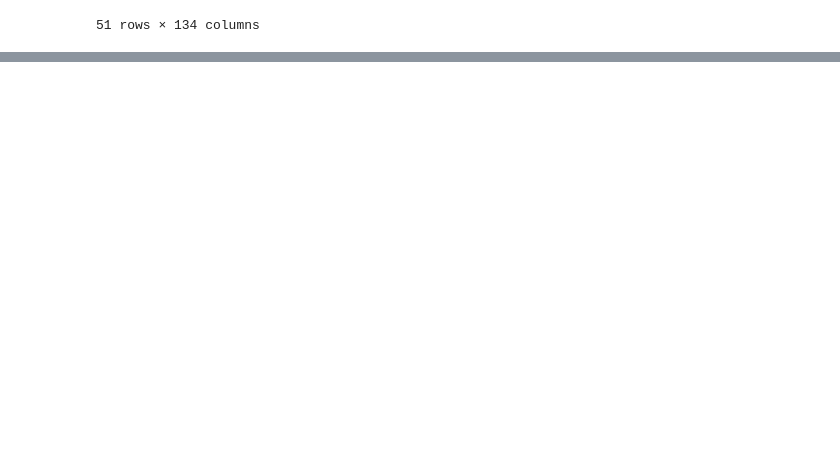
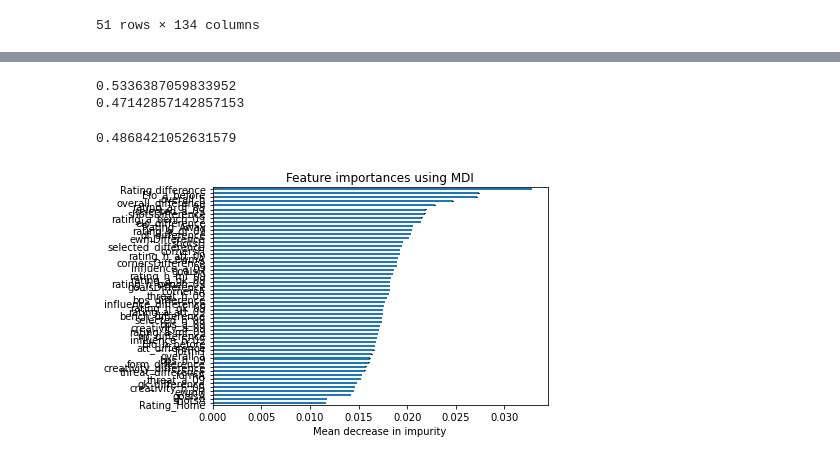
Before and after one commit to Giuliano99/Masterarbeit, a Jupyter notebook: Player Stats.ipynb, the cells around one changed output, grey strips where cells are left out. Saved outputs shown, nothing was run; the diff lists cells and outputs as text; code cells hidden in the pictures; blank space fills up the shorter version.

Commit message:
implemented benchmarks

```diff
--- a/Player Stats.ipynb
+++ b/Player Stats.ipynb
@@ -343,0 +491,3 @@ PL20_21_lineups_p
+# %%
+#split Data in training and test set
+X_train, X_test, y_train, y_test = train_test_split(X, y, test_size=0.2, random_state=42)
@@ -343,0 +505,4 @@ PL20_21_lineups_p
+# %%
+rf_model = RandomForestClassifier()
+# %%
+rf_model.fit(X_train, y_train)
@@ -343,0 +737,62 @@ PL20_21_lineups_p
+# %%
+score = []
+score2 = []
+i = 500
+for i in range(1, i):
+    rf_model = RandomForestClassifier()
+    rf_model.fit(X_train, y_train)
+    xgb_model = xgb.XGBClassifier(seed=82)
+    xgb_model.fit(X_train, y_train)
+    score2.append(xgb_model.score(X_test, y_test))
+    score.append(rf_model.score(X_test, y_test))
+print(np.mean(score))
+print(np.mean(score2))
+# %% [output]
+0.5336387059833952
+0.47142857142857153
+# %%
+#prepare Data for ML Algos
+#add column for H A X
+#player_ratings_09_tmp = player_ratings_09.iloc[30:]
+player_ratings_09_tmp = player_ratings_09
+conditions = [
+    (player_ratings_09_tmp['FTR_09'] == 'H'),
+    (player_ratings_09_tmp['FTR_09'] == 'A'),
+    (player_ratings_09_tmp['FTR_09'] == 'D')]
+choices = [0, 1, 2]
+player_ratings_09_tmp['identifier'] = np.select(conditions, choices)
+#PL20_21_features.drop(PL20_21_features[ PL20_21_features.Wk < 6].index, inplace=True)
+y = player_ratings_09_tmp['identifier'].to_numpy()
+feature_names = ['rating_h_gk_09', 'Rating difference', 'Rating_Home', 'Rating_Away', 'ewmH', 'ewmA', 'ewmDifference', 'Elo_h_before','Elo_a_before', 'elo_difference', 'goalsH', 'goalsA', 'goalsDifference', 'shotsH', 'shotsA','shotsDifference', 'cornersH', 'cornersA', 'cornersDifference', 'formH', 'formA', 'form_difference', 'rating_a_gk_09', 'rating_h_df_09', 'rating_a_df_09', 'rating_h_mf_09', 'rating_a_mf_09', 'rating_h_att_09', 'rating_a_att_09', 'rating_h_bench_09', 'rating_a_bench_09', 'influence_h_09', 'influence_a_09', 'creativity_h_09', 'creativity_a_09', 'threat_h_09', 'threat_a_09', 'bps_h_09', 'bps_a_09', 'selected_h_09', 'selected_a_09', 'gk_difference', 'df_difference', 'mf_difference', 'att_difference', 'bench_difference','overall_difference' ,'influence_difference', 'creativity_difference', 'threat_difference', 'bps_difference', 'selected_difference', 'overall_h', 'overall_a']
+#feature_names = ['Rating difference', 'Rating_Home', 'Rating_Away', 'ewmH', 'ewmA', 'ewmDifference', 'Elo_h_before','Elo_a_before', 'elo_difference', 'goalsH', 'goalsA', 'goalsDifference', 'shotsH', 'shotsA','shotsDifference', 'cornersH', 'cornersA', 'cornersDifference', 'formH', 'formA', 'form_difference']
+X = player_ratings_09_tmp[feature_names].to_numpy()
+X_train, X_test, y_train, y_test = train_test_split(X, y, test_size=0.2, random_state=42)
+rf_model = RandomForestClassifier()
+rf_model.fit(X_train, y_train)
+score.append(rf_model.score(X_test, y_test))
+#start_time = time.time()
+importances = rf_model.feature_importances_
+std = np.std([tree.feature_importances_ for tree in rf_model.estimators_], axis=0)
+#elapsed_time = time.time() - start_time
+
+
+#feature_names = [f"feature {i}" for i in range(X.shape[1])]
+
+
+forest_importances = pd.Series(importances, index=feature_names)
+forest_importances = forest_importances.sort_values()
+fig, ax = plt.subplots()
+
+forest_importances.plot.barh(ax=ax, yerr=std)
+ax.set_title("Feature importances using MDI")
+ax.set_xlabel("Mean decrease in impurity")
+print(rf_model.score(X_test, y_test))
+
+np_prob = rf_model.predict_proba(X=X)
+df = pd.DataFrame(np_prob, columns = ['H','D','A'])
+df
+df.to_csv('Data/2020-21/Fixtures/probabilities.csv')
+#fig.tight_layout(pad=-15, w_pad=0.5, h_pad=-2)
+# %% [output]
+0.4868421052631579
+[figure, added]
```
Also changed, not shown: parts of 23 cells of this notebook, 13 other files.
